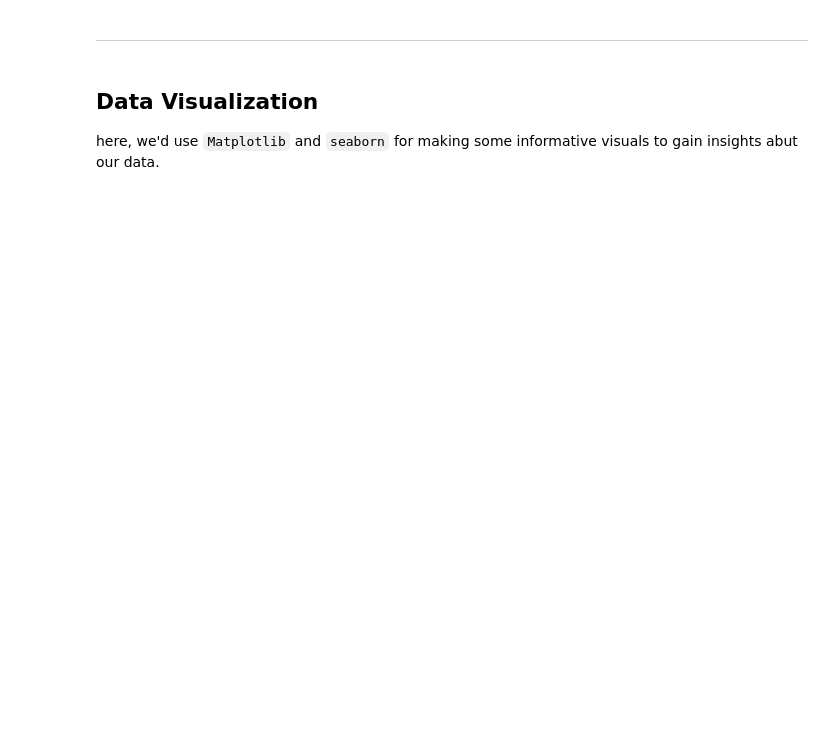
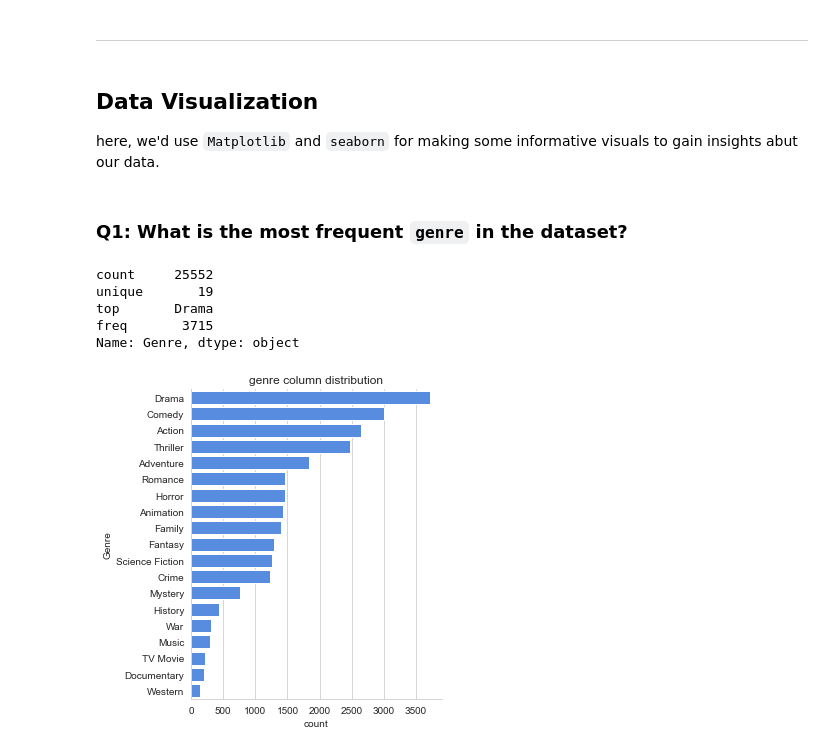
Before and after one commit to xShaimaa/Data-Analysis-Projects, a Jupyter notebook: 04-9000+-Movies-Dataset-Analysis/9000-movies-dataset-analysis.ipynb, the cells around one changed output. Drawn from its saved outputs; the diff is of its cells as text; code cells hidden in the pictures; blank space fills up the shorter version.

Commit message:
9000+ movies visualization and EDA

```diff
--- a/04-9000+-Movies-Dataset-Analysis/9000-movies-dataset-analysis.ipynb
+++ b/04-9000+-Movies-Dataset-Analysis/9000-movies-dataset-analysis.ipynb
@@ -148,10 +150,9 @@ ___
 # %% [markdown]
 **Casting `Release_Date` column and extracing year values**
 # %%
-# casting column and extracting year value
-df['Release_Date'] = pd.DatetimeIndex(df['Release_Date']).year
+# casting column a
+df['Release_Date'] = pd.to_datetime(df['Release_Date'])
 
 # confirming changes
 print(df['Release_Date'].dtypes)
-df['Release_Date'].unique()
 # %% [output]
@@ -185,3 +160,3 @@ df[df['Release_Date'] > 2022]
-# %%
-# dropping rows
-df.drop(df[df['Release_Date'] > 2022].index, inplace = True)
+# %%
+df['Release_Date'] = df['Release_Date'].dt.year
+df['Release_Date'].dtypes
@@ -330,3 +318,26 @@ ___
 # %% [markdown]
 ## Data Visualization
 here, we'd use `Matplotlib` and `seaborn` for making some informative visuals to gain insights abut our data.
+# %%
+# setting up seaborn configurations
+sns.set_style('whitegrid')
+# %% [markdown]
+### Q1: What is the most frequent `genre` in the dataset?
+# %%
+# showing stats. on genre column
+df['Genre'].describe()
+# %% [output]
+count     25552
+unique       19
+top       Drama
+freq       3715
+Name: Genre, dtype: object
+# %%
+# visualizing genre column
+sns.catplot(y = 'Genre', data = df, kind = 'count',
+            order = df['Genre'].value_counts().index,
+            color = '#4287f5')
+plt.title('genre column distribution')
+plt.show()
+# %% [output]
+[figure, added]
```
Also changed, not shown: parts of 21 cells of this notebook.
